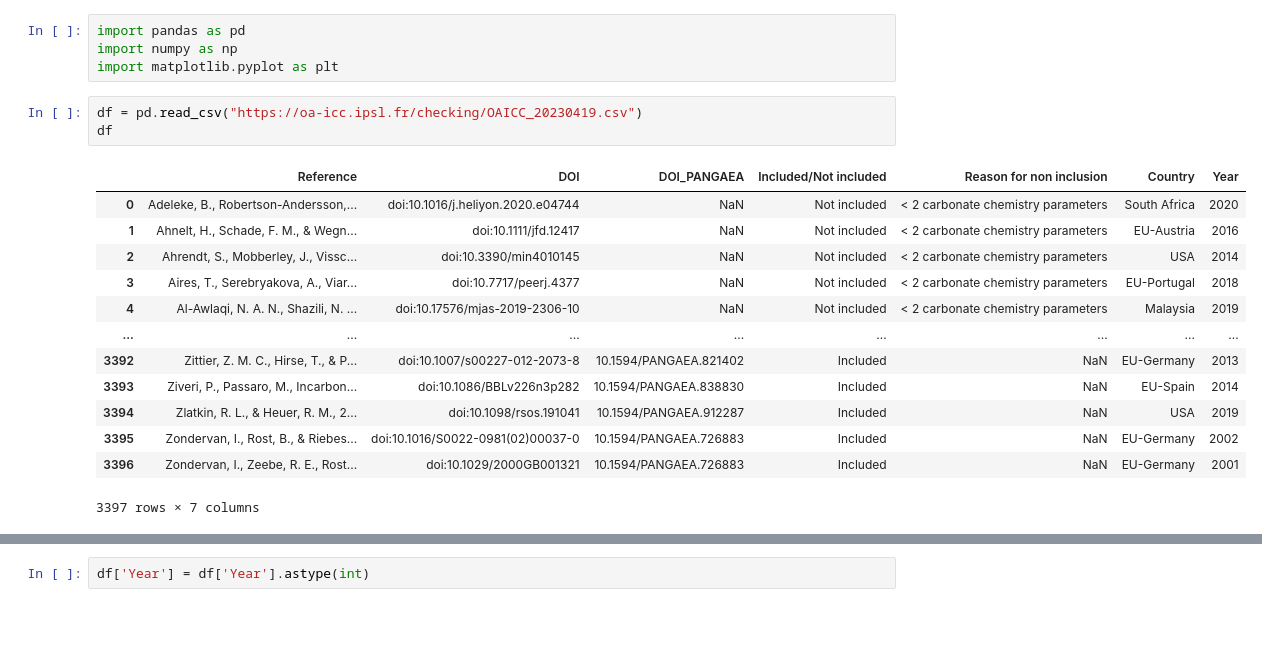
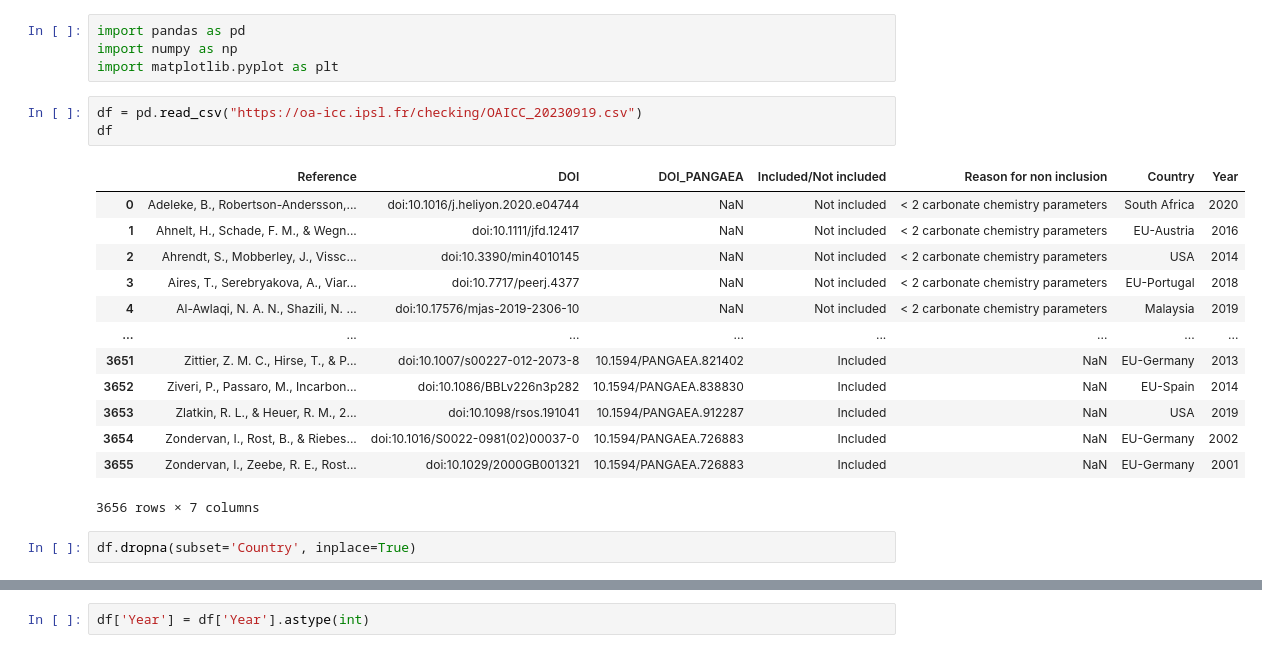
Before and after one commit to PBrockmann/PANGAEA_Scraping, a Jupyter notebook: PANGAEA_cumulativePapers_01.ipynb, the cells around one changed output, grey strips where cells are left out. Cells and saved outputs as stored; diff of their text form; blank space fills up the shorter version.

```diff
--- a/PANGAEA_cumulativePapers_01.ipynb
+++ b/PANGAEA_cumulativePapers_01.ipynb
@@ -10,22 +11,24 @@ import pandas as pd
 import numpy as np
 import matplotlib.pyplot as plt
 # %%
-df = pd.read_csv("https://oa-icc.ipsl.fr/checking/OAICC_20230419.csv")
+df = pd.read_csv("https://oa-icc.ipsl.fr/checking/OAICC_20230919.csv")
 df
 # %% [output]
 |  | Reference | DOI | DOI_PANGAEA | Included/Not included | Reason for non inclusion | Country | Year |
 | 0 | Adeleke, B., Robertson-Andersson,... | doi:10.1016/j.heliyon.2020.e04744 | NaN | Not included | < 2 carbonate chemistry parameters | South Africa | 2020 |
 | 1 | Ahnelt, H., Schade, F. M., & Wegn... | doi:10.1111/jfd.12417 | NaN | Not included | < 2 carbonate chemistry parameters | EU-Austria | 2016 |
 | 2 | Ahrendt, S., Mobberley, J., Vissc... | doi:10.3390/min4010145 | NaN | Not included | < 2 carbonate chemistry parameters | USA | 2014 |
 | 3 | Aires, T., Serebryakova, A., Viar... | doi:10.7717/peerj.4377 | NaN | Not included | < 2 carbonate chemistry parameters | EU-Portugal | 2018 |
 | 4 | Al-Awlaqi, N. A. N., Shazili, N. ... | doi:10.17576/mjas-2019-2306-10 | NaN | Not included | < 2 carbonate chemistry parameters | Malaysia | 2019 |
 | ... | ... | ... | ... | ... | ... | ... | ... |
-| 3392 | Zittier, Z. M. C., Hirse, T., & P... | doi:10.1007/s00227-012-2073-8 | 10.1594/PANGAEA.821402 | Included | NaN | EU-Germany | 2013 |
-| 3393 | Ziveri, P., Passaro, M., Incarbon... | doi:10.1086/BBLv226n3p282 | 10.1594/PANGAEA.838830 | Included | NaN | EU-Spain | 2014 |
-| 3394 | Zlatkin, R. L., & Heuer, R. M., 2... | doi:10.1098/rsos.191041 | 10.1594/PANGAEA.912287 | Included | NaN | USA | 2019 |
-| 3395 | Zondervan, I., Rost, B., & Riebes... | doi:10.1016/S0022-0981(02)00037-0 | 10.1594/PANGAEA.726883 | Included | NaN | EU-Germany | 2002 |
-| 3396 | Zondervan, I., Zeebe, R. E., Rost... | doi:10.1029/2000GB001321 | 10.1594/PANGAEA.726883 | Included | NaN | EU-Germany | 2001 |
+| 3651 | Zittier, Z. M. C., Hirse, T., & P... | doi:10.1007/s00227-012-2073-8 | 10.1594/PANGAEA.821402 | Included | NaN | EU-Germany | 2013 |
+| 3652 | Ziveri, P., Passaro, M., Incarbon... | doi:10.1086/BBLv226n3p282 | 10.1594/PANGAEA.838830 | Included | NaN | EU-Spain | 2014 |
+| 3653 | Zlatkin, R. L., & Heuer, R. M., 2... | doi:10.1098/rsos.191041 | 10.1594/PANGAEA.912287 | Included | NaN | USA | 2019 |
+| 3654 | Zondervan, I., Rost, B., & Riebes... | doi:10.1016/S0022-0981(02)00037-0 | 10.1594/PANGAEA.726883 | Included | NaN | EU-Germany | 2002 |
+| 3655 | Zondervan, I., Zeebe, R. E., Rost... | doi:10.1029/2000GB001321 | 10.1594/PANGAEA.726883 | Included | NaN | EU-Germany | 2001 |
-3397 rows × 7 columns
+3656 rows × 7 columns
+# %%
+df.dropna(subset='Country', inplace=True)
 # %%
 df['Year'].unique()
 # %% [output]
```
Also changed, not shown: parts of 4 cells of this notebook, 1 other file.
